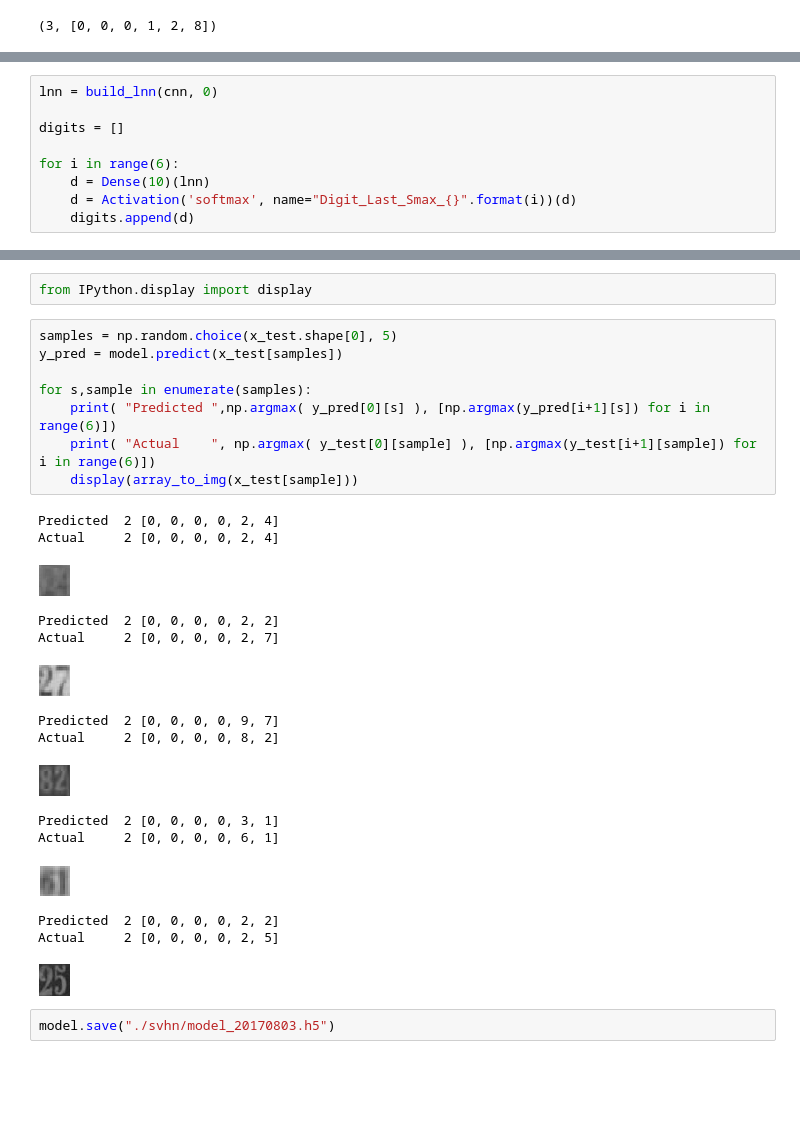
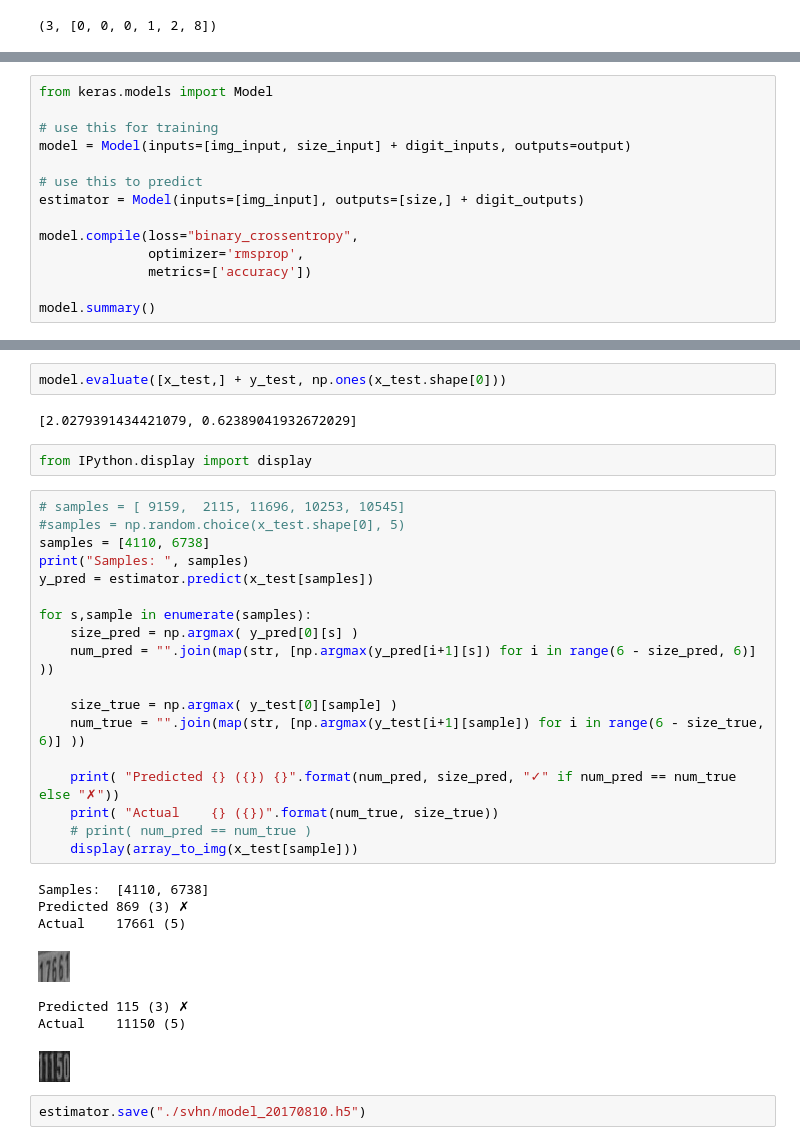
Before and after one commit to sathyz/svhn, a Jupyter notebook: svhn.ipynb, the cells around one changed output, grey strips where cells are left out. Cells and saved outputs as stored; diff of their text form; blank space fills up the shorter version.

```diff
--- a/svhn.ipynb
+++ b/svhn.ipynb
@@ -84,9 +93,14 @@ size = Activation('softmax', name="Length_Smax")(size)
-# %%
-lnn = build_lnn(cnn, 0)
-
-digits = []
-
-for i in range(6):
-    d = Dense(10)(lnn)
-    d = Activation('softmax', name="Digit_Last_Smax_{}".format(i))(d)
-    digits.append(d)
+# %%
+from keras.models import Model
+
+# use this for training
+model = Model(inputs=[img_input, size_input] + digit_inputs, outputs=output)
+
+# use this to predict
+estimator = Model(inputs=[img_input], outputs=[size,] + digit_outputs)
+
+model.compile(loss="binary_crossentropy",
+              optimizer='rmsprop',
+              metrics=['accuracy'])
+
+model.summary()
@@ -164,28 +207,34 @@ model.metrics_names
+# %%
+model.evaluate([x_test,] + y_test, np.ones(x_test.shape[0]))
+# %% [output]
+[2.0279391434421079, 0.62389041932672029]
 # %%
 from IPython.display import display
 # %%
-samples = np.random.choice(x_test.shape[0], 5)
-y_pred = model.predict(x_test[samples])
+# samples = [ 9159,  2115, 11696, 10253, 10545]
+#samples = np.random.choice(x_test.shape[0], 5)
+samples = [4110, 6738]
+print("Samples: ", samples)
+y_pred = estimator.predict(x_test[samples])
 
 for s,sample in enumerate(samples):
-    print( "Predicted ",np.argmax( y_pred[0][s] ), [np.argmax(y_pred[i+1][s]) for i in range(6)])
-    print( "Actual    ", np.argmax( y_test[0][sample] ), [np.argmax(y_test[i+1][sample]) for i in range(6)])
+    size_pred = np.argmax( y_pred[0][s] )
+    num_pred = "".join(map(str, [np.argmax(y_pred[i+1][s]) for i in range(6 - size_pred, 6)] ))
+
+    size_true = np.argmax( y_test[0][sample] )
+    num_true = "".join(map(str, [np.argmax(y_test[i+1][sample]) for i in range(6 - size_true, 6)] ))
+
+    print( "Predicted {} ({}) {}".format(num_pred, size_pred, "✓" if num_pred == num_true else "✗"))
+    print( "Actual    {} ({})".format(num_true, size_true))
+    # print( num_pred == num_true )
     display(array_to_img(x_test[sample]))
 # %% [output]
-Predicted  2 [0, 0, 0, 0, 2, 4]
-Actual     2 [0, 0, 0, 0, 2, 4]
+Samples:  [4110, 6738]
+Predicted 869 (3) ✗
+Actual    17661 (5)
-[figure, old version]
+[figure, new version]
-Predicted  2 [0, 0, 0, 0, 2, 2]
-Actual     2 [0, 0, 0, 0, 2, 7]
+Predicted 115 (3) ✗
+Actual    11150 (5)
-[figure, old version]
+[figure, new version]
-Predicted  2 [0, 0, 0, 0, 9, 7]
-Actual     2 [0, 0, 0, 0, 8, 2]
-[figure, removed]
-Predicted  2 [0, 0, 0, 0, 3, 1]
-Actual     2 [0, 0, 0, 0, 6, 1]
-[figure, removed]
-Predicted  2 [0, 0, 0, 0, 2, 2]
-Actual     2 [0, 0, 0, 0, 2, 5]
-[figure, removed]
 # %%
-model.save("./svhn/model_20170803.h5")
+estimator.save("./svhn/model_20170810.h5")
```
Also changed, not shown: parts of 21 cells of this notebook, 1 other file.
